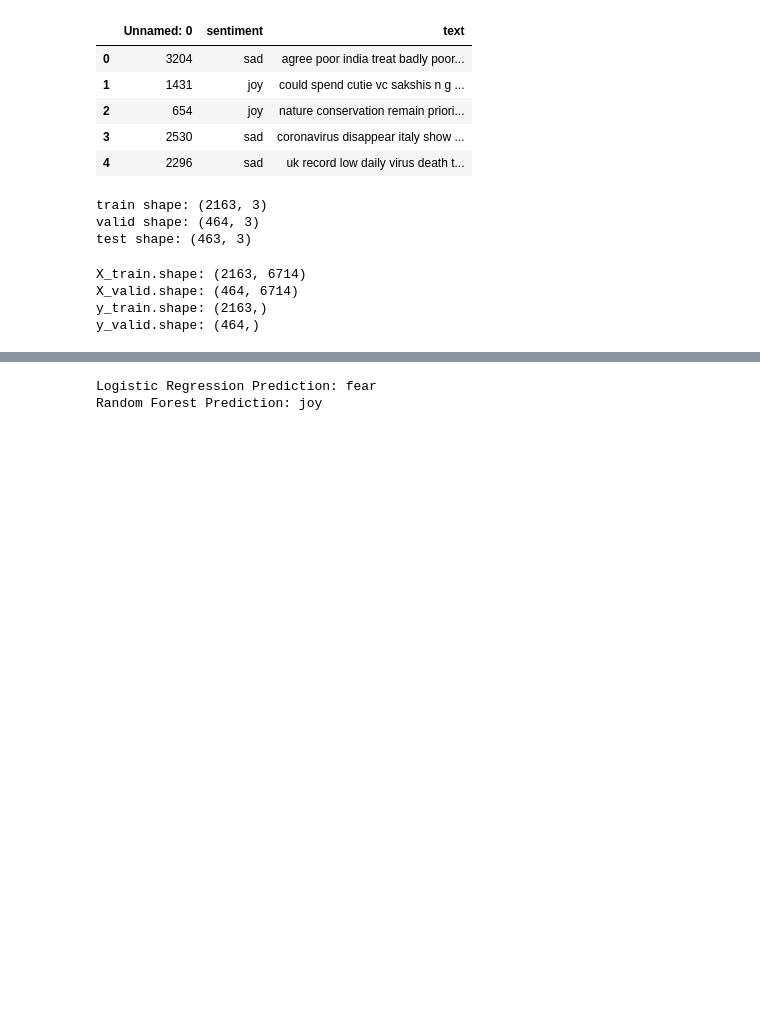
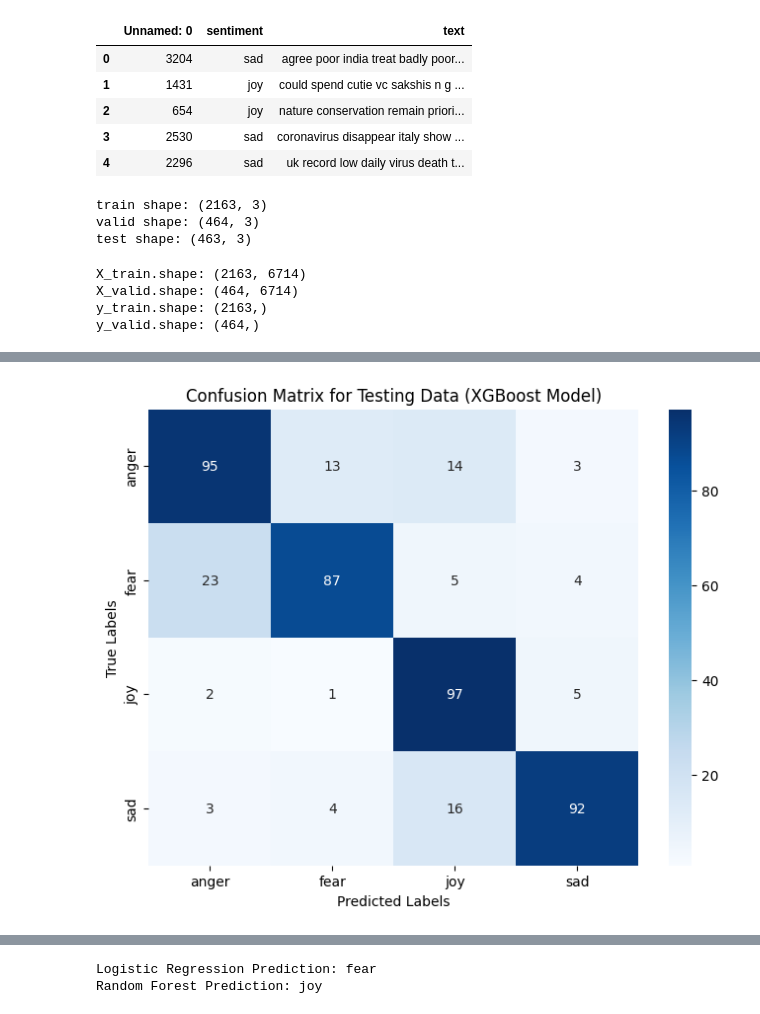
Before and after one commit to charanchandu/ECE539_FinalProject, a Jupyter notebook: Project_ANN.ipynb, the cells around one changed output, grey strips where cells are left out. Saved outputs shown, nothing was run; the diff lists cells and outputs as text; code cells hidden in the pictures; blank space fills up the shorter version.

```diff
--- a/Project_ANN.ipynb
+++ b/Project_ANN.ipynb
@@ -604,0 +618,96 @@ Validation Classification Report:
+# %%
+import xgboost as xgb
+from sklearn.preprocessing import LabelEncoder
+from sklearn.model_selection import RandomizedSearchCV
+
+# Initialize the LabelEncoder
+label_encoder = LabelEncoder()
+
+# Fit the LabelEncoder on the target classes
+label_encoder.fit(y_train)
+
+# Convert the target classes to integers
+y_train_encoded = label_encoder.transform(y_train)
+y_val_encoded = label_encoder.transform(y_val_original)
+y_test_encoded = label_encoder.transform(y_test_original)
+
+# Define the hyperparameter grid to search
+param_dist = {
+    'n_estimators': [100, 200, 300],
+    'max_depth': [3, 4, 5],
+    'learning_rate': [0.01, 0.1, 0.2],
+    'subsample': [0.8, 1.0],
+    'colsample_bytree': [0.8, 1.0],
+}
+
+# Initialize the XGBoost classifier
+xgb_classifier = xgb.XGBClassifier()
+
+# Create a RandomizedSearchCV object
+random_search = RandomizedSearchCV(
+    xgb_classifier, param_distributions=param_grid,
+    n_iter=10, scoring='accuracy', cv=5, verbose=2, n_jobs=-1
+)
+
+# Fit the RandomizedSearchCV object to the data
+random_search.fit(X_train_counts, y_train_encoded)
+
+# Get the best hyperparameters and the corresponding model
+best_params = random_search.best_params_
+best_xgb_model = random_search.best_estimator_
+
+
+# Making predictions on the training set using the XGBoost classifier trained on the original data
+y_pred_train_xgb = best_xgb_model.predict(X_train_counts)
+
+# Inverse transform the predicted integer labels back to original string labels
+y_pred_train_xgb_labels = label_encoder.inverse_transform(y_pred_train_xgb)
+
+# Making predictions on the validation set using the XGBoost classifier trained on the original data
+y_pred_val_xgb = best_xgb_model.predict(X_val_original_counts)
+
+# Inverse transform the predicted integer labels back to original string labels
+y_pred_val_xgb_labels = label_encoder.inverse_transform(y_pred_val_xgb)
+
+# Making predictions on the test set using the XGBoost classifier trained on the original data
+y_pred_test_xgb = best_xgb_model.predict(X_test_original_counts)
+
+# Inverse transform the predicted integer labels back to original string labels
+y_pred_test_xgb_labels = label_encoder.inverse_transform(y_pred_test_xgb)
+
+
+# Calculating accuracy for the training set (original data)
+accuracy_train_xgb = accuracy_score(y_train, y_pred_train_xgb_labels)
+print("Training Accuracy (XGBoost):", accuracy_train_xgb)
+
+# Calculating accuracy for the validation set (original data)
+accuracy_val_xgb = accuracy_score(y_val_original, y_pred_val_xgb_labels)
+print("Validation Accuracy (XGBoost):", accuracy_val_xgb)
+
+# Printing classification report for the validation set
+xgb_validation_creport = (classification_report(y_val_original, y_pred_val_xgb_labels))
+print(f"Validation Classification Report:\n {xgb_validation_creport}")
+
+
+# Calculating accuracy for the test set (original data)
+accuracy_test_xgb = accuracy_score(y_test_original, y_pred_test_xgb_labels)
+print("Test Accuracy (XGBoost):", accuracy_test_xgb)
+
+# Printing classification report for the test set
+xgb_test_creport = (classification_report(y_test_original, y_pred_test_xgb_labels))
+print(f"Test Classification Report:\n {xgb_test_creport}")
+
+# Calculating the confusion matrix for the test set (original data)
+conf_matrix_xgb = confusion_matrix(y_test_original, y_pred_test_xgb_labels)
+
+print("Confusion Matrix for Testing Data (Naive Bayes Model):")
+print(conf_matrix_xgb)
+
+# Create a heatmap for the confusion matrix
+plt.figure(figsize=(8, 6))
+sns.heatmap(conf_matrix_xgb, annot=True, fmt='d', cmap='Blues', xticklabels=['anger', 'fear', 'joy', 'sad'], yticklabels=['anger', 'fear', 'joy', 'sad'])
+plt.xlabel('Predicted Labels')
+plt.ylabel('True Labels')
+plt.title('Confusion Matrix for Testing Data (XGBoost Model)')
+plt.show()
+# %% [output]
@@ -605,3 +731,4 @@ Validation Classification Report:
+[figure, added]
 # %%
 # Defining the datasets and their corresponding accuracies
 datasets = ['Training', 'Validation', 'Test']
```
Also changed, not shown: parts of 11 cells of this notebook.
